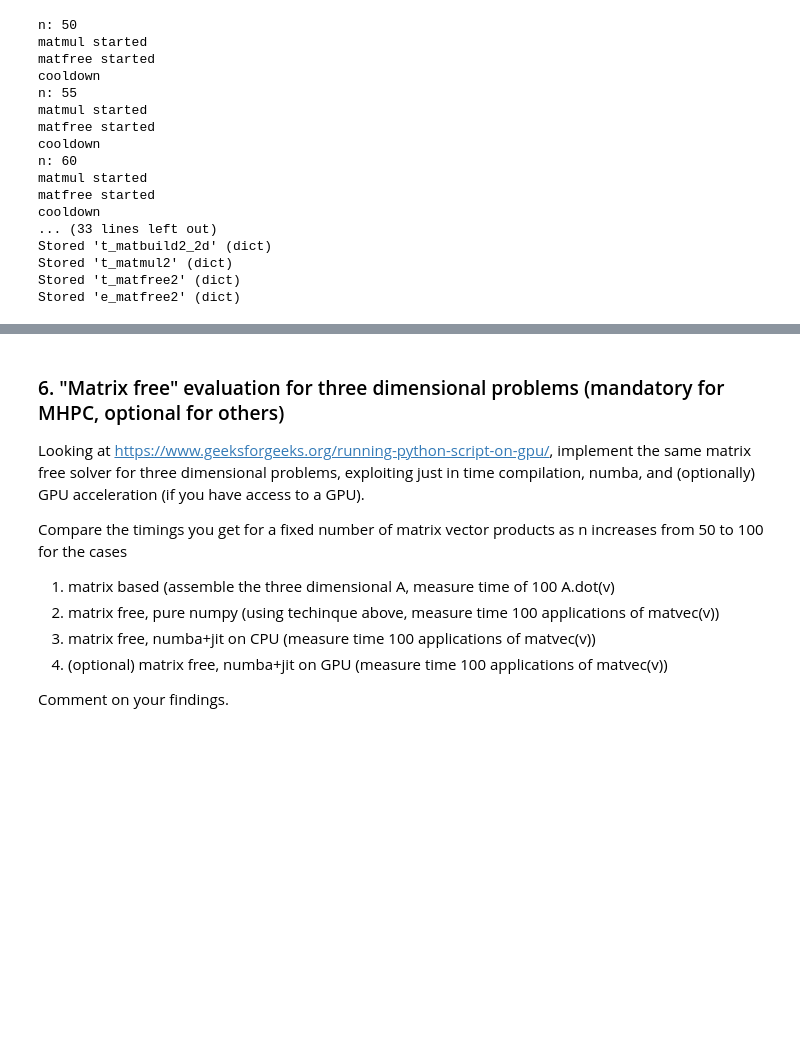
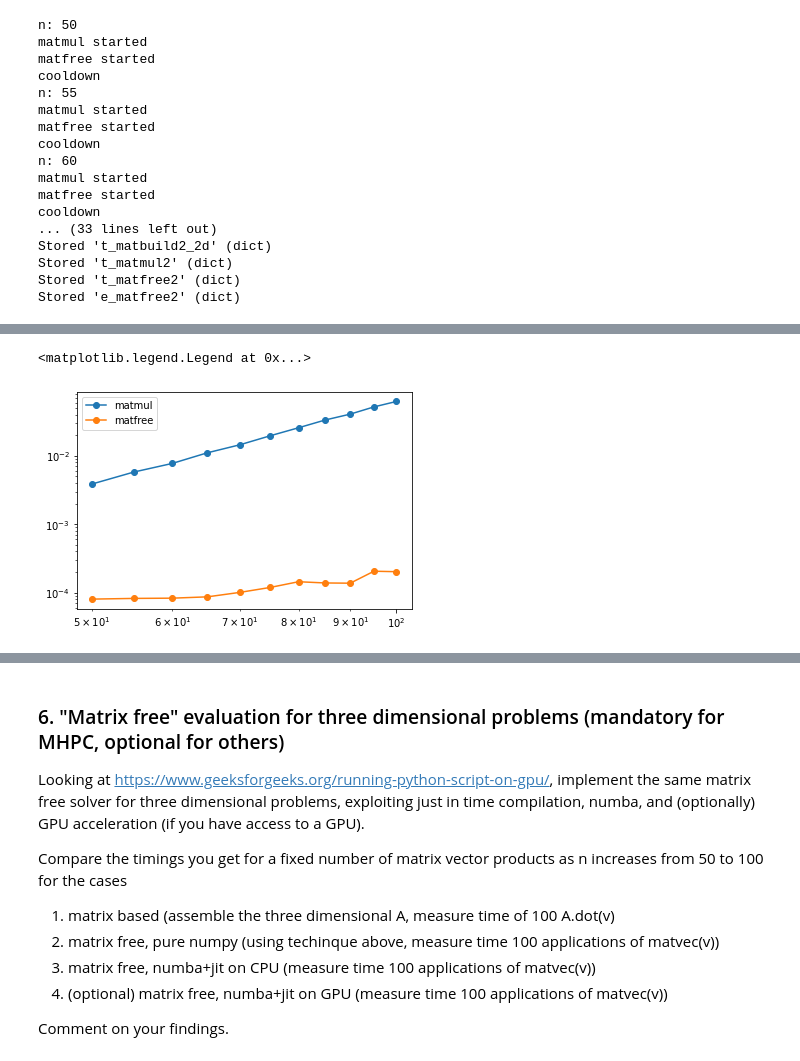
Before and after one commit to lfabris-mhpc/numerical-analysis-2020-2021, a Jupyter notebook: FinalProject-2020-2021-Fabris-Lorenzo.ipynb, the cells around one changed output, grey strips where cells are left out. Cells and saved outputs as stored; diff of their text form; code cells hidden in the pictures; blank space fills up the shorter version.

```diff
--- a/FinalProject-2020-2021-Fabris-Lorenzo.ipynb
+++ b/FinalProject-2020-2021-Fabris-Lorenzo.ipynb
@@ -670,0 +633,11 @@ plt.semilogy(e_matfree2.keys(), e_matfree2.values(), "o-", scaley="log", label="
+# %%
+x, y = dict2arrays(t_matmul2)
+plt.loglog(x, y, "o-", label="matmul")
+
+x, y = dict2arrays(t_matfree2)
+plt.loglog(x, y, "o-", label="matfree")
+
+plt.legend()
+# %% [output]
+<matplotlib.legend.Legend at 0x...>
+[figure, added]
```
Also changed, not shown: parts of 25 cells of this notebook.
